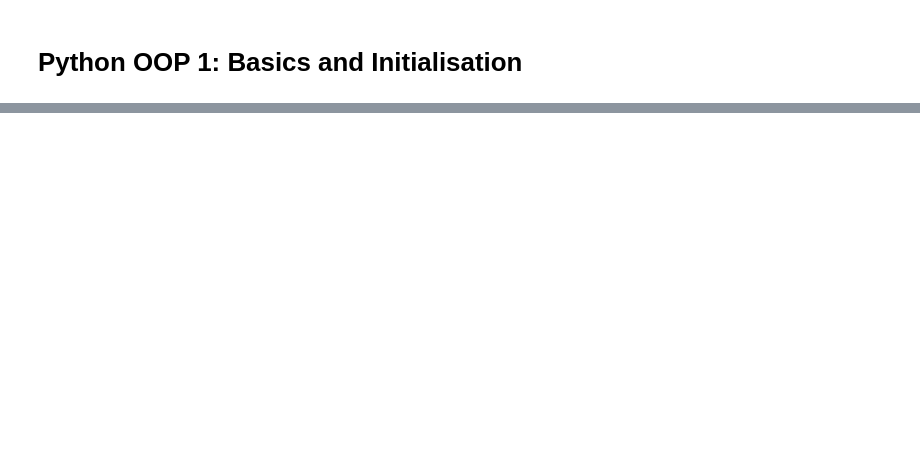
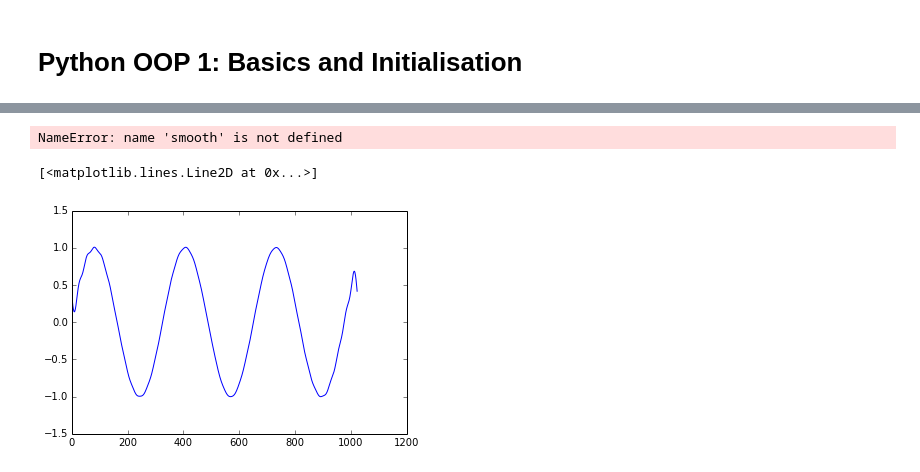
Before and after one commit to ngcm/summer-academy-2016-basics, a Jupyter notebook: Intermediate_Python/exercises/03-Classes_basics.ipynb, the cells around one changed output, grey strips where cells are left out. Drawn from its saved outputs; the diff is of its cells as text; code cells hidden in the pictures; blank space fills up the shorter version.

```diff
--- a/Intermediate_Python/exercises/03-Classes_basics.ipynb
+++ b/Intermediate_Python/exercises/03-Classes_basics.ipynb
@@ -40,0 +138,24 @@ css_styling()
+# %%
+cl = signal_load('ex3_signal_'+str(i))
+plt.plot(smooth(smooth(cl.y,11,'flat')))
+# %% [output]
+NameError: name 'smooth' is not defined
+# %%
+ft = np.fft.fft(cl.y)
+# %%
+f = np.fft.fftfreq(len(ft),cl.x[1] - cl.x[0])
+# %%
+def filter_rule(x,freq):
+    band = 5
+    if abs(freq)>i+band or abs(freq)<i-band:
+        return 0
+    else:
+        return x
+# %%
+F_filtered = np.array([filter_rule(x,freq) for x,freq in zip(ft,f)])
+s_filtered = np.fft.ifft(F_filtered)
+# %%
+plt.plot(s_filtered)
+# %% [output]
+[<matplotlib.lines.Line2D at 0x...>]
+[figure, added]
```
Also changed, not shown: parts of 11 cells of this notebook, 8 other files.
